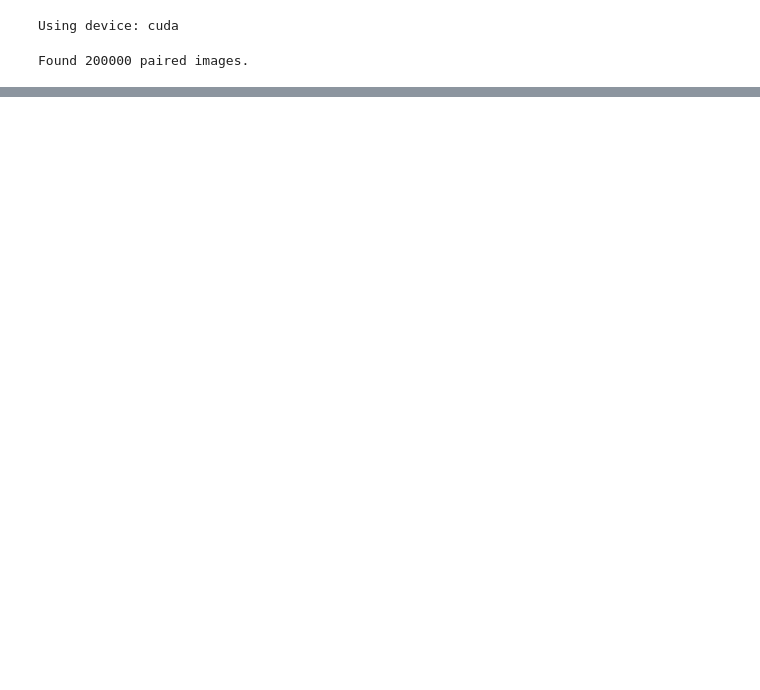
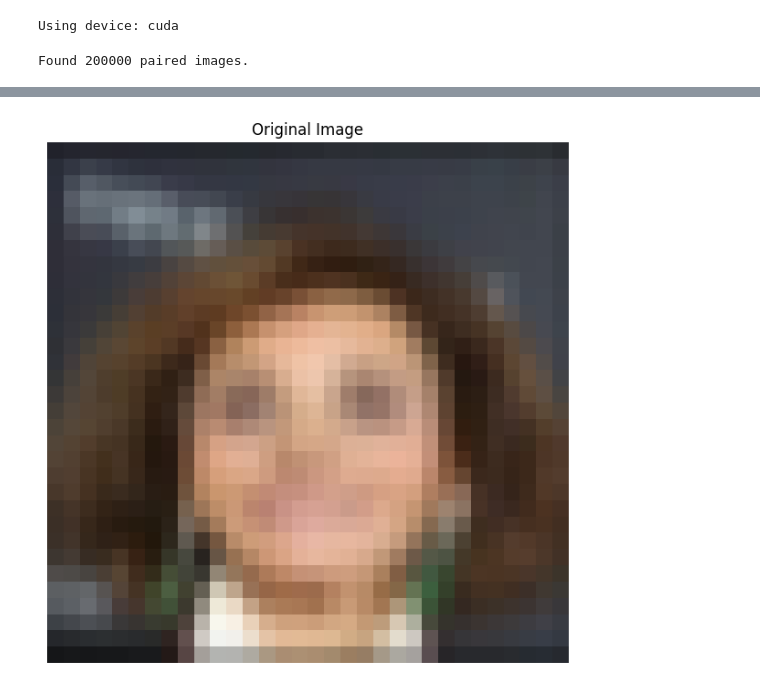
Before and after one commit to abdulmoqeet-code/ML-3CFU, a Jupyter notebook: ML_3CFU_Project_GIT.ipynb, the cells around one changed output, grey strips where cells are left out. Cells and saved outputs as stored; diff of their text form; code cells hidden in the pictures; blank space fills up the shorter version.

```diff
--- a/ML_3CFU_Project_GIT.ipynb
+++ b/ML_3CFU_Project_GIT.ipynb
@@ -564,0 +725,37 @@ plt.show()
+# %%
+import torch
+from torchvision.transforms import Compose, Resize, ToTensor, Normalize
+from PIL import Image
+import matplotlib.pyplot as plt
+
+
+# 2) Prepare transform
+transform = Compose([
+    Resize((32, 32)),
+    ToTensor(),
+    Normalize((0.5,) * 3, (0.5,) * 3)
+])
+img = Image.open("/content/2.jpg").convert("RGB")
+lr_image = transform(img)  # shape [3, 32, 32]
+
+
+
+# 5) Denormalize outputs
+output = (lr_image.clamp(-1, 1) + 1) / 2
+
+# 6) Convert to numpy
+
+output_np = output.squeeze(0).permute(1, 2, 0).cpu().numpy()
+# 7) Plot
+plt.figure(figsize=(18, 6))
+
+# Original image
+plt.subplot(1, 3, 1)
+plt.imshow(output_np)
+plt.title("Original Image")
+plt.axis("off")
+
+plt.tight_layout()
+plt.show()
+# %% [output]
+[figure, added]
```
Also changed, not shown: parts of 9 cells of this notebook.
